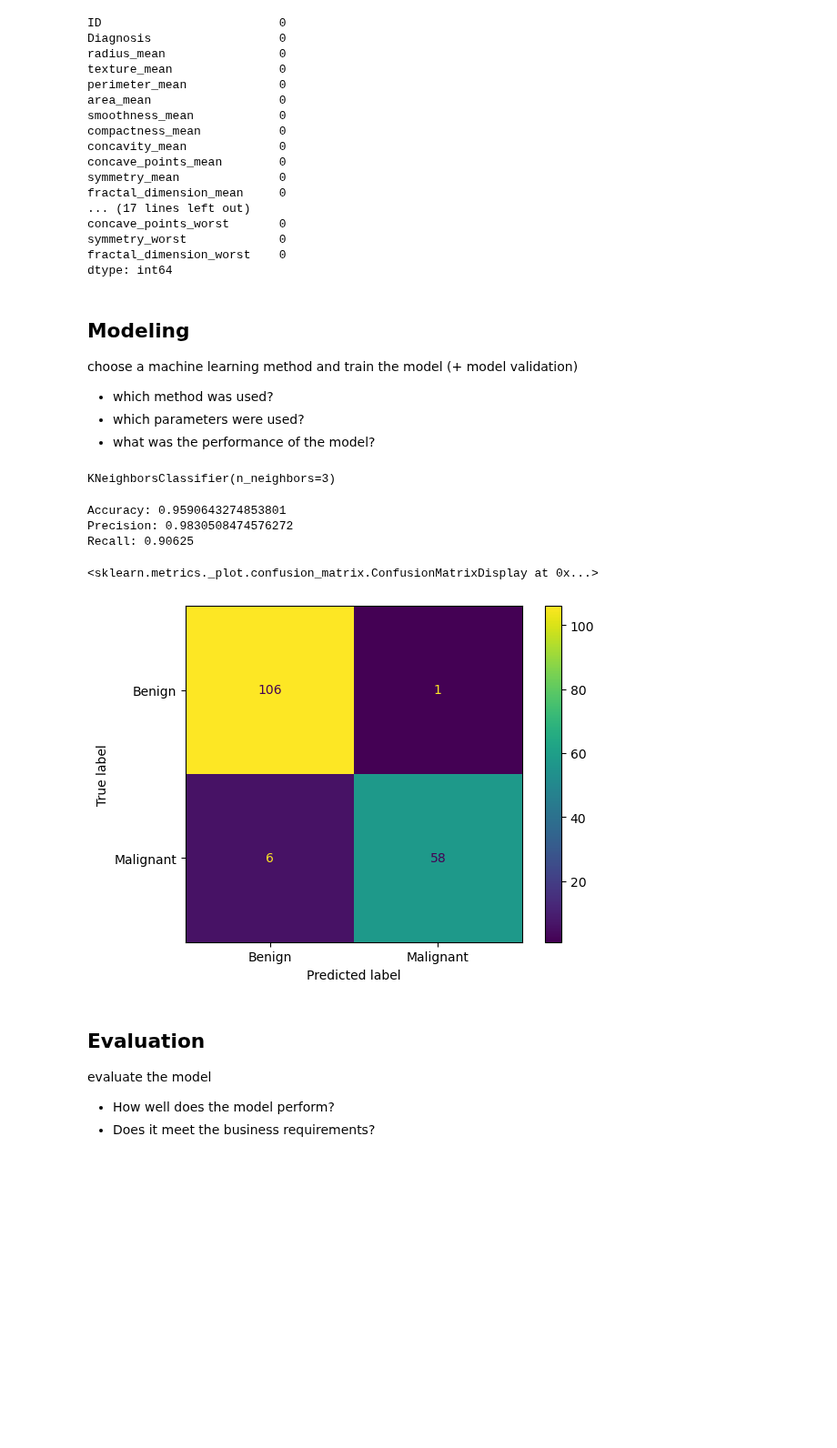
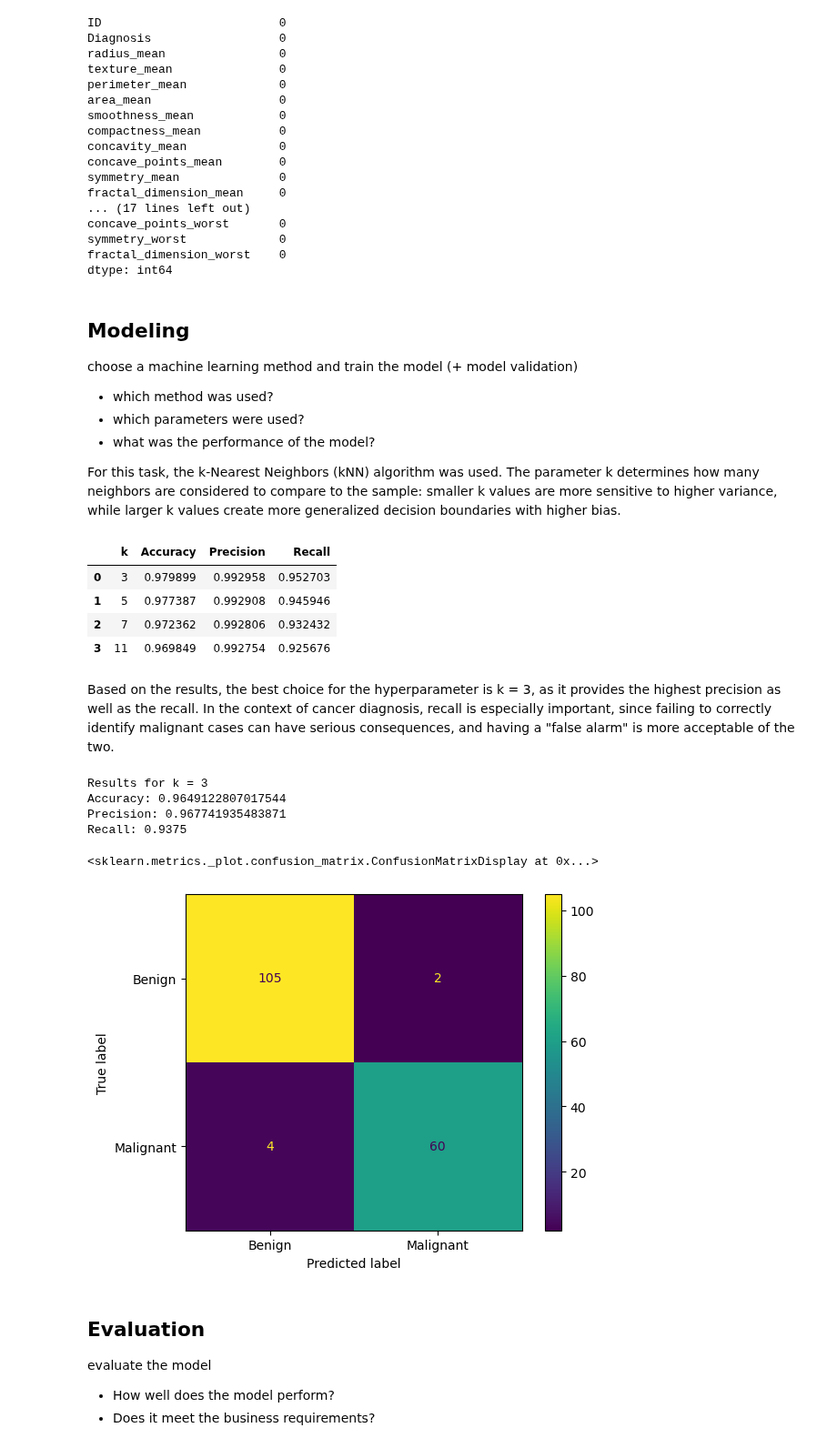
Before and after one commit to Itz-Ezu/DKKO_group6, a Jupyter notebook: knn_classifier/classifierHW.ipynb, the cells around one changed output. Shown at 91% size. Saved outputs shown, nothing was run; the diff lists cells and outputs as text; code cells hidden in the pictures; blank space fills up the shorter version.

```diff
--- a/knn_classifier/classifierHW.ipynb
+++ b/knn_classifier/classifierHW.ipynb
@@ -164,6 +164,8 @@ choose a machine learning method and train the model (+ model validation)
 - which method was used?
 - which parameters were used?
 - what was the performance of the model?
+
+For this task, the k-Nearest Neighbors (kNN) algorithm was used. The parameter k determines how many neighbors are considered to compare to the sample: smaller k values are more sensitive to higher variance, while larger k values create more generalized decision boundaries with higher bias.
 # %%
 from sklearn.preprocessing import StandardScaler
 
@@ -173,27 +175,56 @@ X_test_scaled = scaler.fit_transform(X_test) #Scaling test inputs
 # %%
 from sklearn.neighbors import KNeighborsClassifier
+from sklearn.metrics import accuracy_score, precision_score, recall_score
 
-kNN = KNeighborsClassifier(n_neighbors = 3) # kannattaa testata myös 5 tai 7
-kNN.fit(X_train_scaled, y_train) # builds the classifier
+results = []
+
+for k in [3, 5, 7, 11]: # trying different values
+    kNN = KNeighborsClassifier(n_neighbors = k)
+    kNN.fit(X_train_scaled, y_train) # building the classifier
+
+    y_pred = kNN.predict(X_train_scaled)  # predict on training set
+
+    acc = accuracy_score(y_train, y_pred)
+    prec = precision_score(y_train, y_pred)
+    rec = recall_score(y_train, y_pred)
+
+    results.append({"k": k, "Accuracy": acc, "Precision": prec, "Recall": rec})
+
+results_df = pd.DataFrame(results)
+results_df
 # %% [output]
-KNeighborsClassifier(n_neighbors=3)
+|  | k | Accuracy | Precision | Recall |
+| 0 | 3 | 0.979899 | 0.992958 | 0.952703 |
+| 1 | 5 | 0.977387 | 0.992908 | 0.945946 |
+| 2 | 7 | 0.972362 | 0.992806 | 0.932432 |
+| 3 | 11 | 0.969849 | 0.992754 | 0.925676 |
-# %%
-from sklearn.metrics import confusion_matrix, accuracy_score, precision_score, recall_score, ConfusionMatrixDisplay
-
-y_pred = kNN.predict(X_test_scaled) #Predicting Diagnosis
-cm = confusion_matrix(y_test, y_pred)
-cmd = ConfusionMatrixDisplay(cm, display_labels=['Benign', 'Malignant'])
-
-print("Accuracy:", accuracy_score(y_test, y_pred))
-print("Precision:", precision_score(y_test, y_pred))
-print("Recall:", recall_score(y_test, y_pred))
-cmd.plot()
-# %% [output]
-Accuracy: 0.9590643274853801
-Precision: 0.9830508474576272
-Recall: 0.90625
-<sklearn.metrics._plot.confusion_matrix.ConfusionMatrixDisplay at 0x...>
-[figure, removed]
+# %% [markdown]
+Based on the results, the best choice for the hyperparameter is k = 3, as it provides the highest precision as well as the recall. In the context of cancer diagnosis, recall is especially important, since failing to correctly identify malignant cases can have serious consequences, and having a "false alarm" is more acceptable of the two.
+# %%
+from sklearn.metrics import confusion_matrix, ConfusionMatrixDisplay
+
+# choosing the best value for k
+k_best = 3
+kNN_best = KNeighborsClassifier(n_neighbors = k_best)
+kNN_best.fit(X_test_scaled, y_test)
+
+y_pred_best = kNN_best.predict(X_test_scaled) # predict with testing set
+
+print(f"\nResults for k = {k_best}")
+print("Accuracy:", accuracy_score(y_test, y_pred_best))
+print("Precision:", precision_score(y_test, y_pred_best))
+print("Recall:", recall_score(y_test, y_pred_best))
+
+cm = confusion_matrix(y_test, y_pred_best)
+cmd = ConfusionMatrixDisplay(cm, display_labels=['Benign', 'Malignant'])
+cmd.plot()
+# %% [output]
+Results for k = 3
+Accuracy: 0.9649122807017544
+Precision: 0.967741935483871
+Recall: 0.9375
+<sklearn.metrics._plot.confusion_matrix.ConfusionMatrixDisplay at 0x...>
+[figure, added]
 # %% [markdown]
 ## Evaluation
 
```
Also changed, not shown: parts of 4 cells of this notebook.
